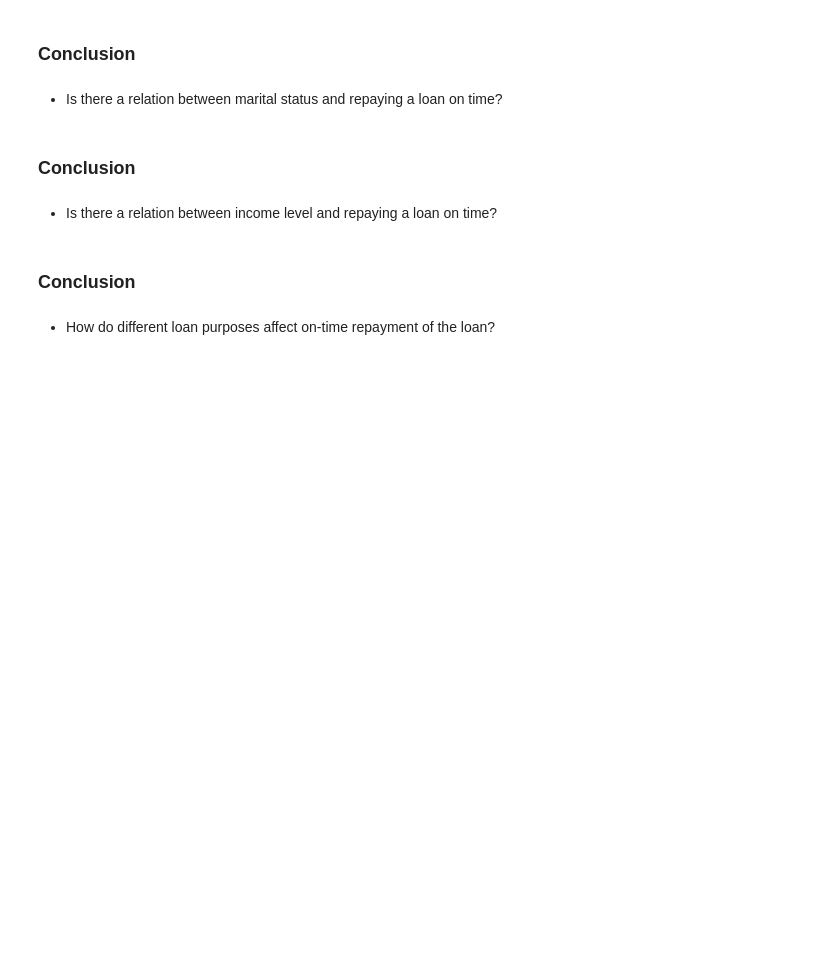
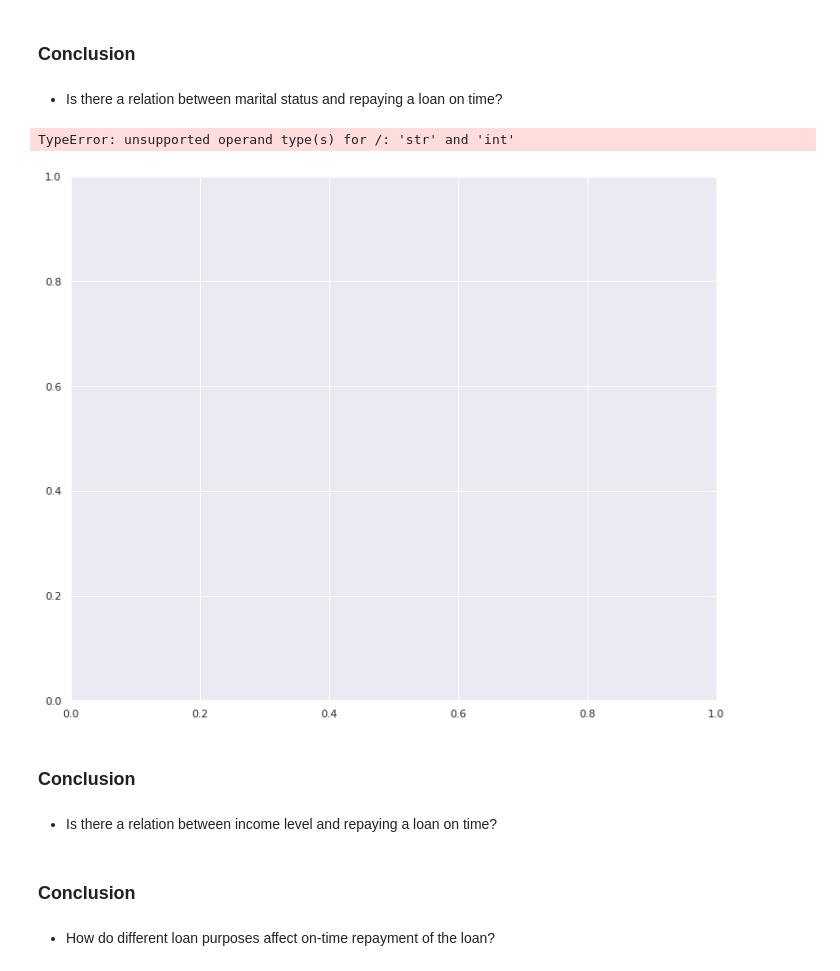
Before and after one commit to chuksoo/analyzing_borrowers_risk_of_defaulting, a Jupyter notebook: analyzing_borrowers'_risk_of_defaulting.ipynb, the cells around one changed output. Drawn from its saved outputs; the diff is of its cells as text; code cells hidden in the pictures; blank space fills up the shorter version.

```diff
--- a/analyzing_borrowers'_risk_of_defaulting.ipynb
+++ b/analyzing_borrowers'_risk_of_defaulting.ipynb
@@ -301,3 +750,8 @@ We are able to change the `days_employed` and `total_income` from floating point
+# %%
+credit_score_df.boxplot('family_status', 'debt')
+# %% [output]
+TypeError: unsupported operand type(s) for /: 'str' and 'int'
+[figure, added]
 # %% [markdown]
 ### Conclusion
 # %% [markdown]
```
Also changed, not shown: parts of 52 cells of this notebook.
